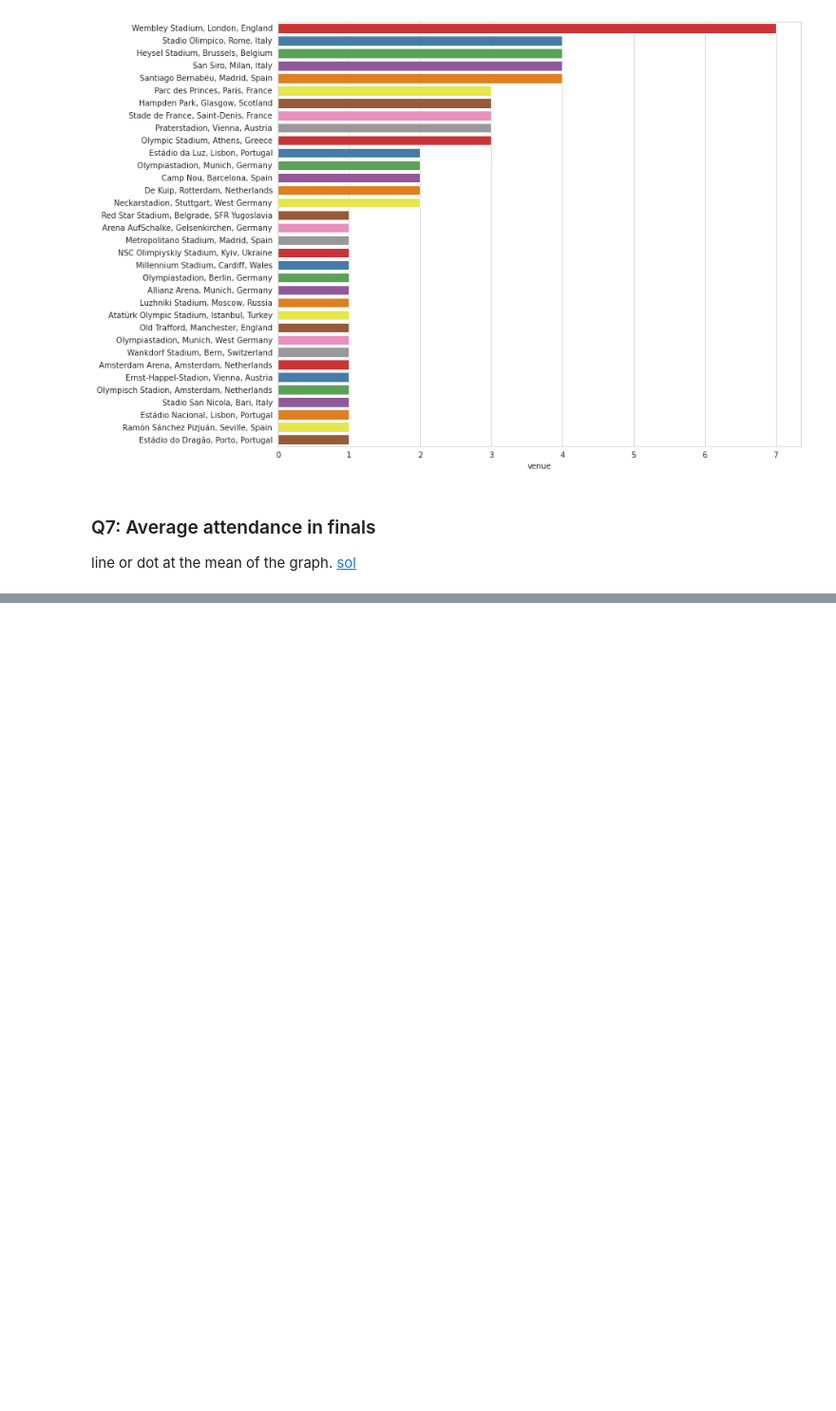
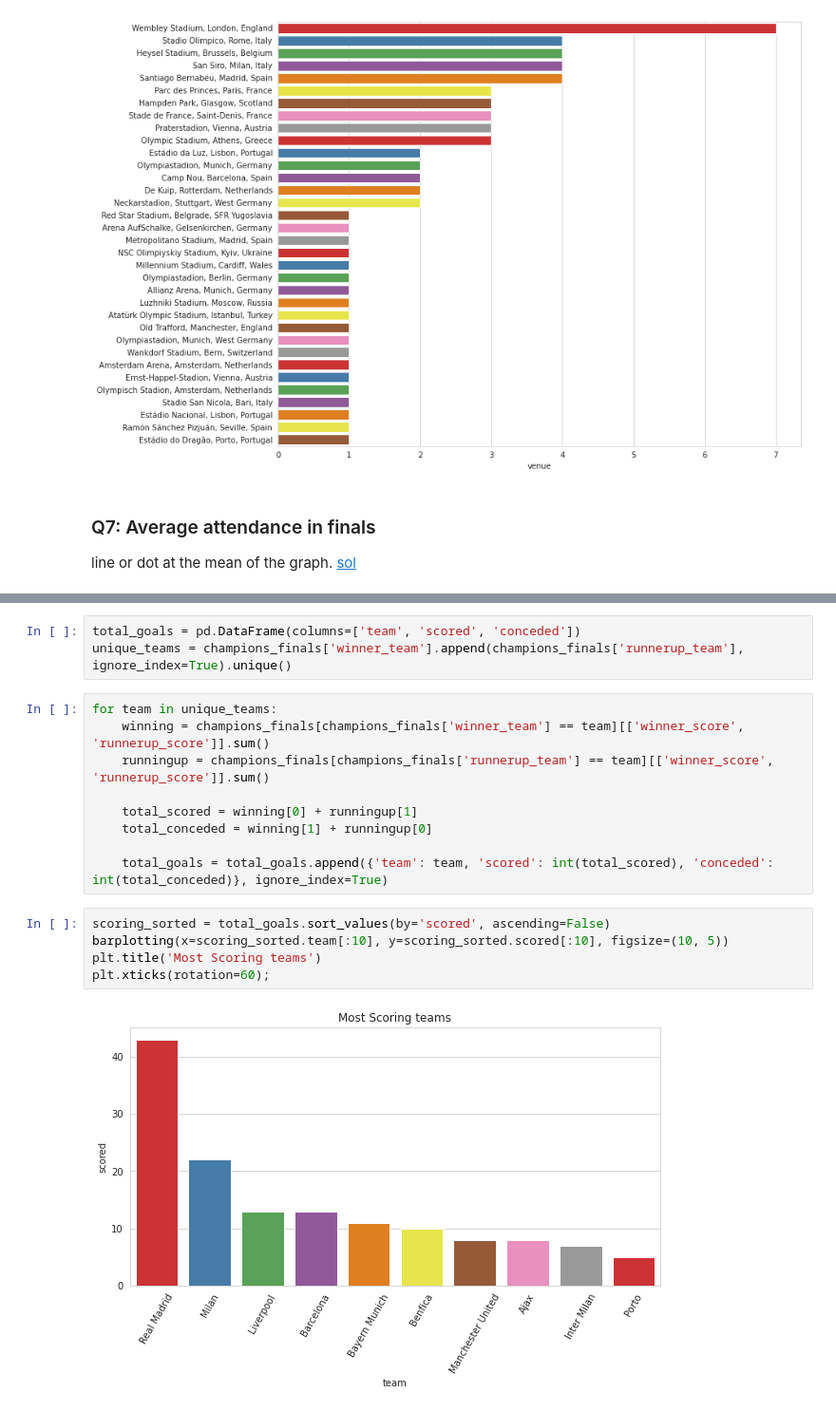
Before and after one commit to O-Hatem/My-Journey, a Jupyter notebook: _notebooks/2022-06-09-Champions-league-finals.ipynb, the cells around one changed output, grey strips where cells are left out. Shown at 95% size. Drawn from its saved outputs; the diff is of its cells as text; blank space fills up the shorter version.

```diff
--- a/_notebooks/2022-06-09-Champions-league-finals.ipynb
+++ b/_notebooks/2022-06-09-Champions-league-finals.ipynb
@@ -302,0 +304,19 @@ plt.axvline(attendance_mean, c='k');
+# %%
+total_goals = pd.DataFrame(columns=['team', 'scored', 'conceded'])
+unique_teams = champions_finals['winner_team'].append(champions_finals['runnerup_team'], ignore_index=True).unique()
+# %%
+for team in unique_teams:
+    winning = champions_finals[champions_finals['winner_team'] == team][['winner_score', 'runnerup_score']].sum()
+    runningup = champions_finals[champions_finals['runnerup_team'] == team][['winner_score', 'runnerup_score']].sum()
+
+    total_scored = winning[0] + runningup[1]
+    total_conceded = winning[1] + runningup[0]
+
+    total_goals = total_goals.append({'team': team, 'scored': int(total_scored), 'conceded': int(total_conceded)}, ignore_index=True)
+# %%
+scoring_sorted = total_goals.sort_values(by='scored', ascending=False)
+barplotting(x=scoring_sorted.team[:10], y=scoring_sorted.scored[:10], figsize=(10, 5))
+plt.title('Most Scoring teams')
+plt.xticks(rotation=60);
+# %% [output]
+[figure, added]
```
Also changed, not shown: parts of 7 cells of this notebook.
